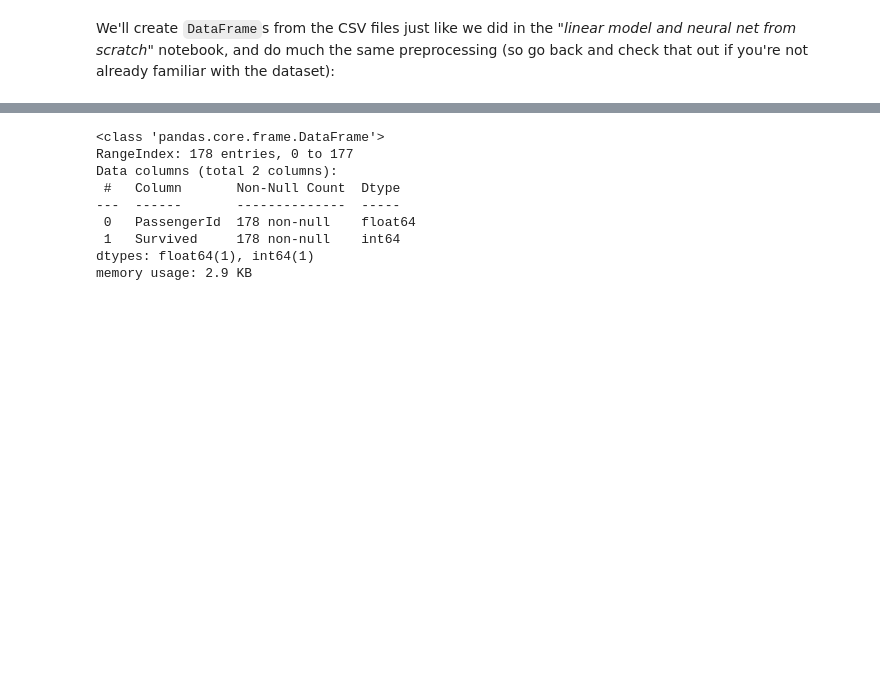
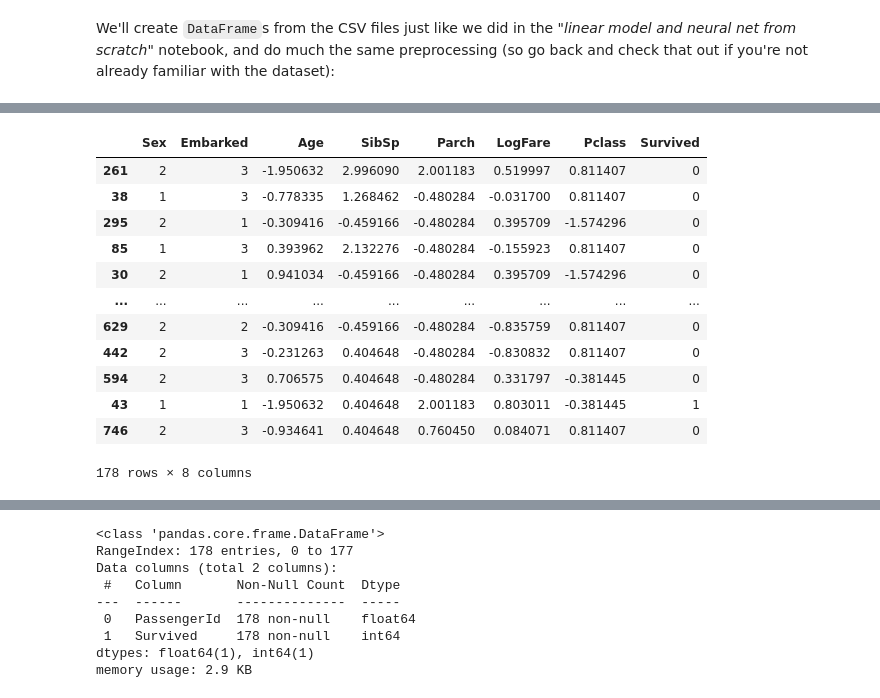
Before and after one commit to rubanzasilva/random_forest_basics, a Jupyter notebook: how-random-forests-really-work.ipynb, the cells around one changed output, grey strips where cells are left out. Saved outputs shown, nothing was run; the diff lists cells and outputs as text; code cells hidden in the pictures; blank space fills up the shorter version.

```diff
--- a/how-random-forests-really-work.ipynb
+++ b/how-random-forests-really-work.ipynb
@@ -177,2 +220,18 @@ mean_absolute_error(y_test, m.predict(X_test))
+# %%
+X_test
+# %% [output]
+|  | Sex | Embarked | Age | SibSp | Parch | LogFare | Pclass | Survived |
+| 261 | 2 | 3 | -1.950632 | 2.996090 | 2.001183 | 0.519997 | 0.811407 | 0 |
+| 38 | 1 | 3 | -0.778335 | 1.268462 | -0.480284 | -0.031700 | 0.811407 | 0 |
+| 295 | 2 | 1 | -0.309416 | -0.459166 | -0.480284 | 0.395709 | -1.574296 | 0 |
+| 85 | 1 | 3 | 0.393962 | 2.132276 | -0.480284 | -0.155923 | 0.811407 | 0 |
+| 30 | 2 | 1 | 0.941034 | -0.459166 | -0.480284 | 0.395709 | -1.574296 | 0 |
+| ... | ... | ... | ... | ... | ... | ... | ... | ... |
+| 629 | 2 | 2 | -0.309416 | -0.459166 | -0.480284 | -0.835759 | 0.811407 | 0 |
+| 442 | 2 | 3 | -0.231263 | 0.404648 | -0.480284 | -0.830832 | 0.811407 | 0 |
+| 594 | 2 | 3 | 0.706575 | 0.404648 | -0.480284 | 0.331797 | -0.381445 | 0 |
+| 43 | 1 | 1 | -1.950632 | 0.404648 | 2.001183 | 0.803011 | -0.381445 | 1 |
+| 746 | 2 | 3 | -0.934641 | 0.404648 | 0.760450 | 0.084071 | 0.811407 | 0 |
+178 rows × 8 columns
 # %%
 def subm(preds, suff):
```
Also changed, not shown: parts of 23 cells of this notebook.
